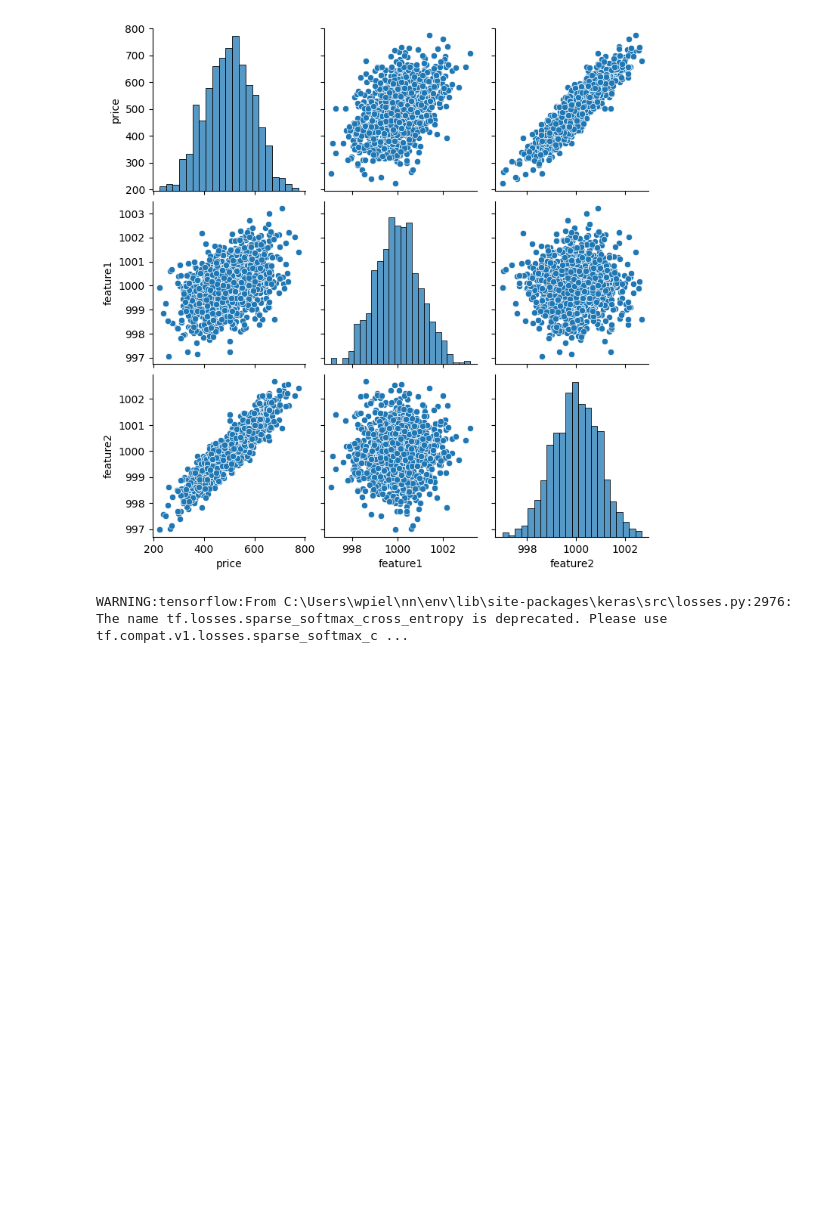
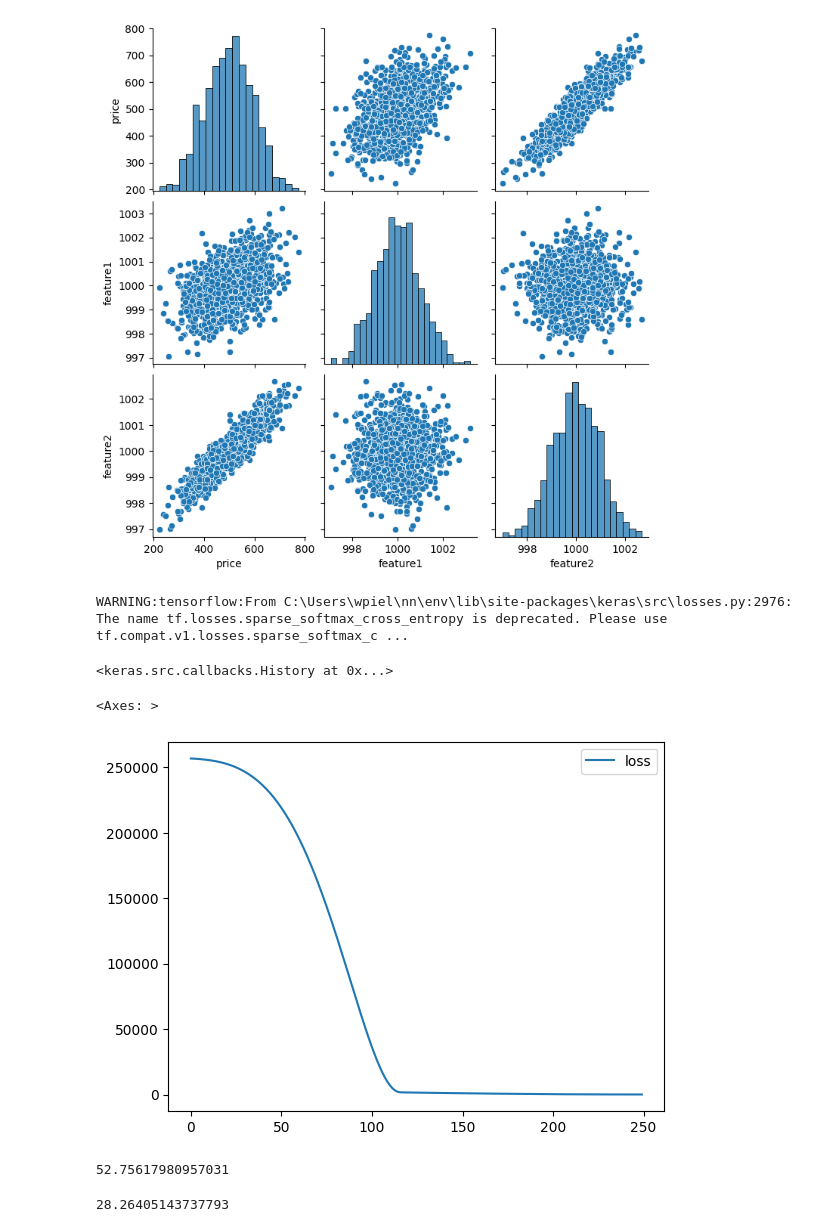
Before and after one commit to wiktorpiela/nn, a Jupyter notebook: nn_basics.ipynb, the cells around one changed output. Drawn from its saved outputs; the diff is of its cells as text; code cells hidden in the pictures; blank space fills up the shorter version.

Commit message:
model evaluation and saving/loading existing model

```diff
--- a/nn_basics.ipynb
+++ b/nn_basics.ipynb
@@ -48,4 +48,21 @@ model.add(Dense(4, 'relu'))
 model.add(Dense(4, 'relu'))
 model.add(Dense(1))
 
-model.compile('adam', )
+model.compile(optimizer='rmsprop', loss='mse')
+# %%
+model.fit(X_train, y_train, epochs=250, verbose=0)
+# %% [output]
+<keras.src.callbacks.History at 0x...>
+# %%
+pd.DataFrame(model.history.history).plot()
+# %% [output]
+<Axes: >
+[figure, added]
+# %%
+model.evaluate(X_test, y_test, verbose=0)
+# %% [output]
+52.75617980957031
+# %%
+model.evaluate(X_train, y_train, verbose=0)
+# %% [output]
+28.26405143737793
```
Also changed, not shown: parts of 10 cells of this notebook, 1 other file.
